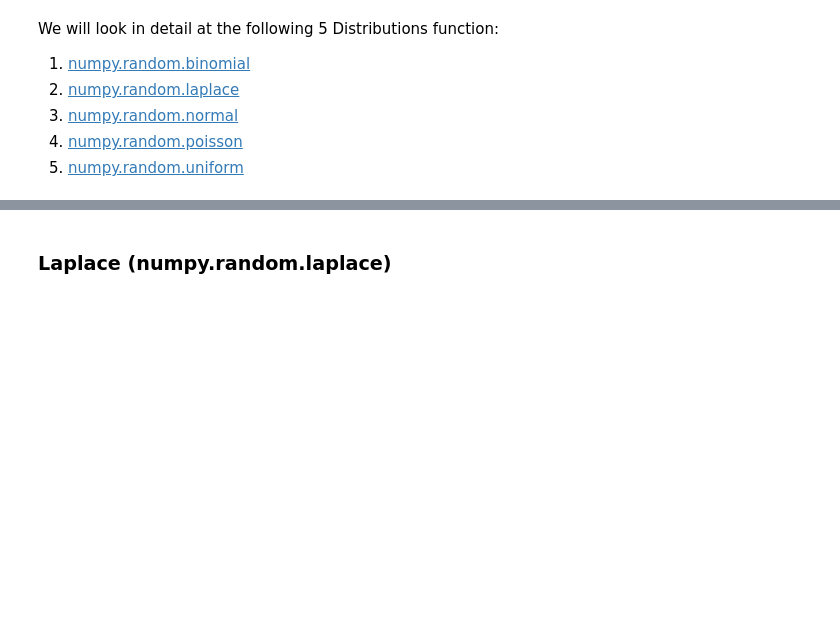
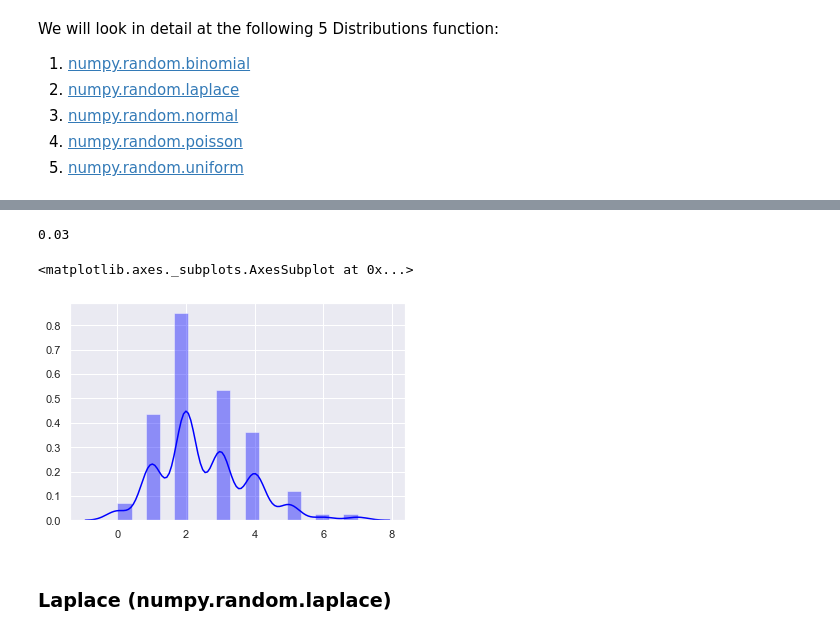
Before and after one commit to Pmcg1/ProgDA_Assignment, a Jupyter notebook: ProgDA_Assessment_1_2019.ipynb, the cells around one changed output, grey strips where cells are left out. Cells and saved outputs as stored; diff of their text form; code cells hidden in the pictures; blank space fills up the shorter version.

Commit message:
completed permutations section, added first distribution function (binomial)

```diff
--- a/ProgDA_Assessment_1_2019.ipynb
+++ b/ProgDA_Assessment_1_2019.ipynb
@@ -404,3 +428,17 @@ We will look in detail at the following 5 Distributions function:
+# %%
+# With 10 trials, and a 25% probability of each result, run 100 tests
+x = np.random.binomial(10, 0.25, size=100)
+
+*** need to check this.... ***
+# Output the probabiltiy of this occurence:
+print(sum((x == 0)/100))
+
+#Generate a distplot to visualise:
+sns.distplot(x, color="blue")
+# %% [output]
+0.03
+<matplotlib.axes._subplots.AxesSubplot at 0x...>
+[figure, added]
 # %% [markdown]
 ### Laplace (numpy.random.laplace)
 # %% [markdown]
```
Also changed, not shown: parts of 5 cells of this notebook.
